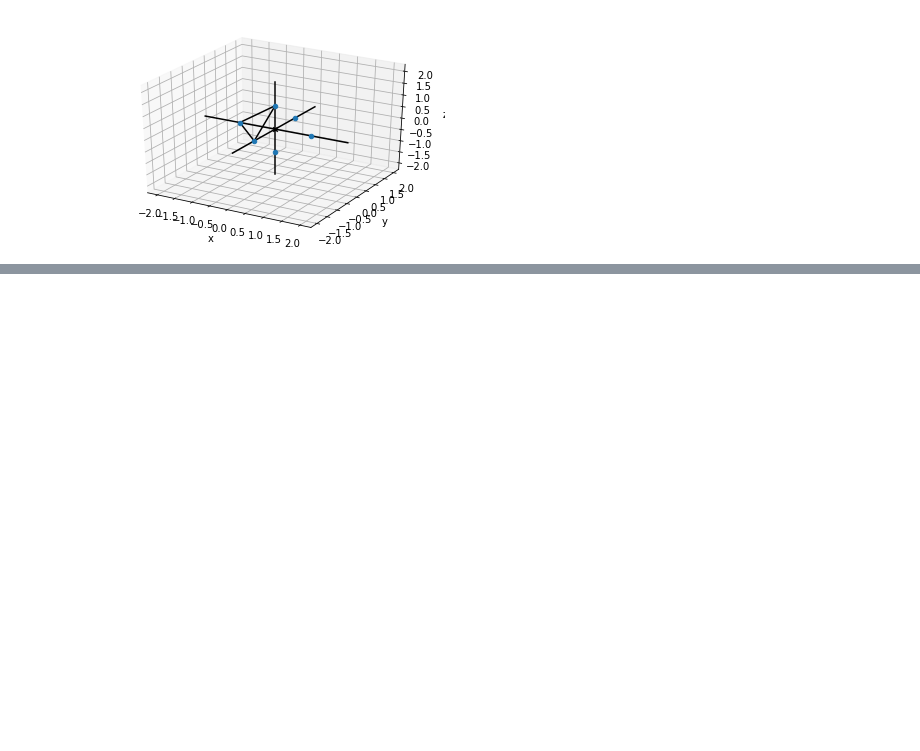
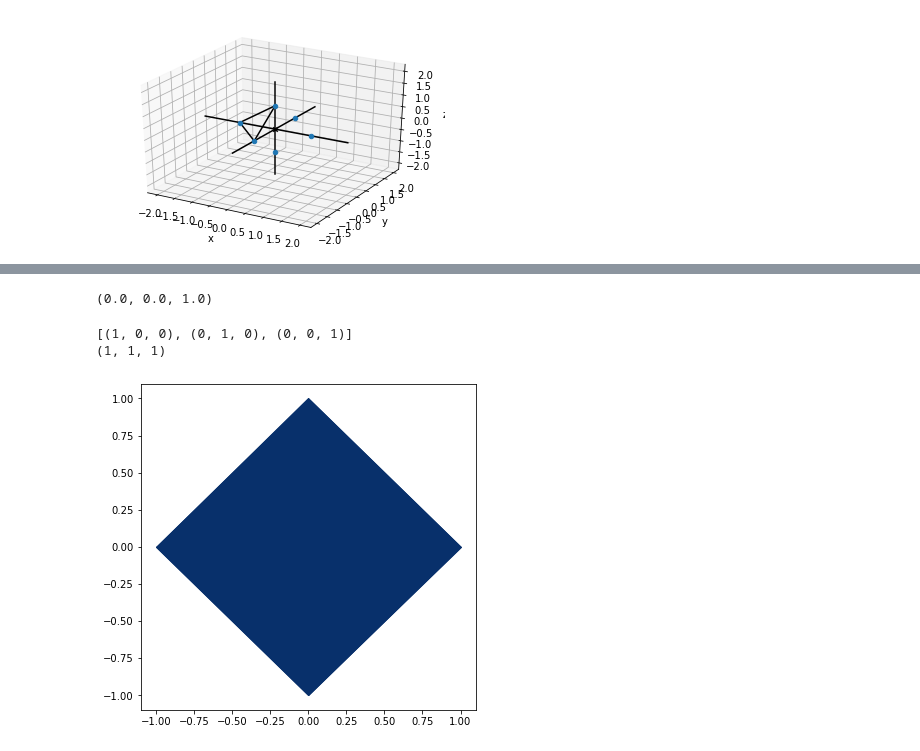
Before and after one commit to aliakhtar/maths4programmers-python, a Jupyter notebook: ch03/3.4.ipynb, the cells around one changed output, grey strips where cells are left out. Saved outputs shown, nothing was run; the diff lists cells and outputs as text; code cells hidden in the pictures; blank space fills up the shorter version.

Commit message:
drawing basic octahedron without any light stuff

```diff
--- a/ch03/3.4.ipynb
+++ b/ch03/3.4.ipynb
@@ -59,0 +84,21 @@ draw3d(
+# %%
+def component(v, direction):
+    return ( dot(v, direction) / length(direction) )
+
+print(component((1,2,3), (1, 0, 0)))
+
+
+def vector_to_2d(v):
+    x = component(v, (1, 0, 0))
+    y = component(v, (0, 1, 0))
+    return x, y
+
+for v in vertices(octahedron):
+    print("original: %s, 2d: %s" % ( str(v), str(vector_to_2d(v)) ))
+
+def face_to_2d(face):
+    return [vector_to_2d(v) for v in face]
+
+
+for face in octahedron:
+    print("orig: %s, 2d: %s" % (str(face), str(face_to_2d(face))))
@@ -59,0 +121,36 @@ draw3d(
+# %%
+# Returns the same vector but with length 1:
+def unit(v):
+    toDivideBy = 1 / length(v)
+    return scale(toDivideBy, v)
+
+print(unit((0,0,5)))
+# %% [output]
+(0.0, 0.0, 1.0)
+# %%
+def normal(face):
+    return(cross(subtract(face[ 1 ], face[ 0 ]), subtract(face[ 2 ], face[ 0 ])))
+
+
+print(octahedron[0])
+print(normal(octahedron[0]))
+# %% [output]
+[(1, 0, 0), (0, 1, 0), (0, 0, 1)]
+(1, 1, 1)
+# %%
+from ch03.draw2d import  *
+blues = matplotlib.cm.get_cmap('Blues')
+# 1 = very bright, 0 = very dark, i think
+
+def render(faces, light = (1, 2, 3), color_map = blues, lines = None):
+    polygons = []
+    for face in faces:
+        face2dVecs = face_to_2d(face)
+        p = Polygon2D(*face2dVecs, fill=color_map(1.0), color=lines)
+        polygons.append(p)
+
+    draw2d(*polygons, origin=False, axes=False, grid=None)
+
+render(octahedron)
+# %% [output]
+[figure, added]
```
Also changed, not shown: parts of 2 cells of this notebook.
